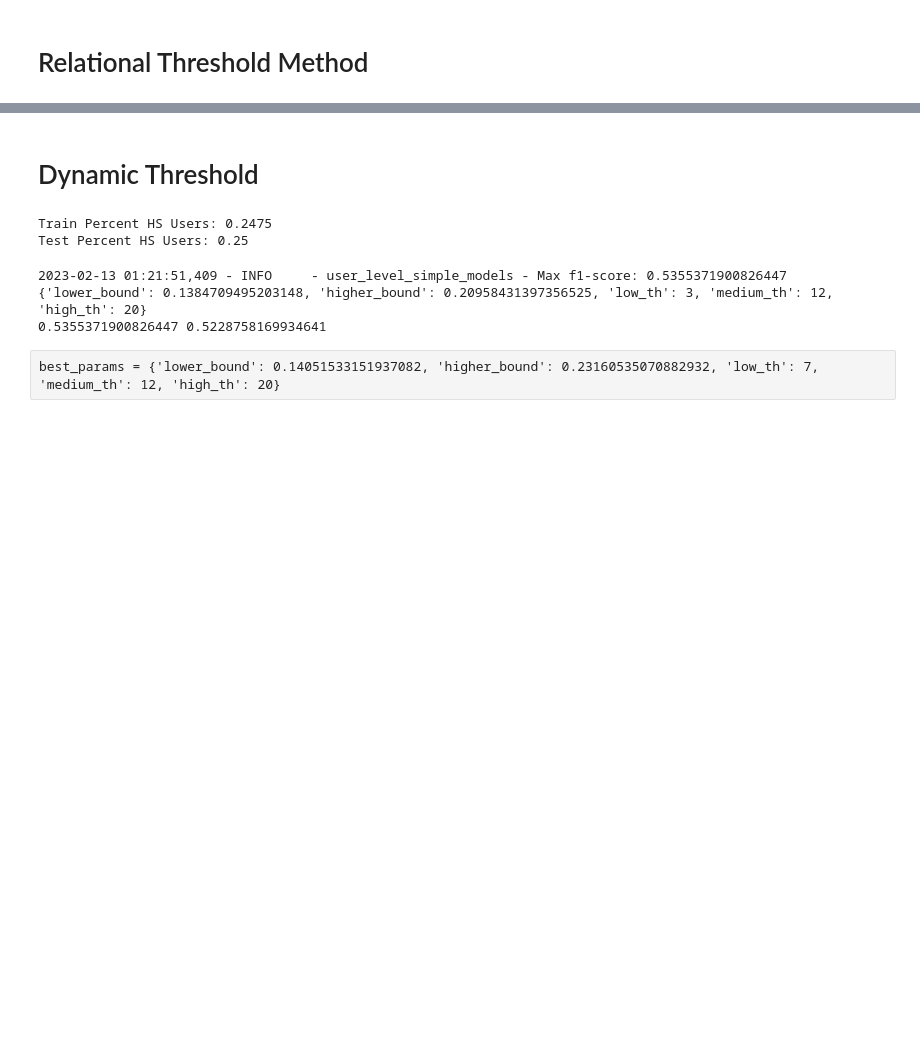
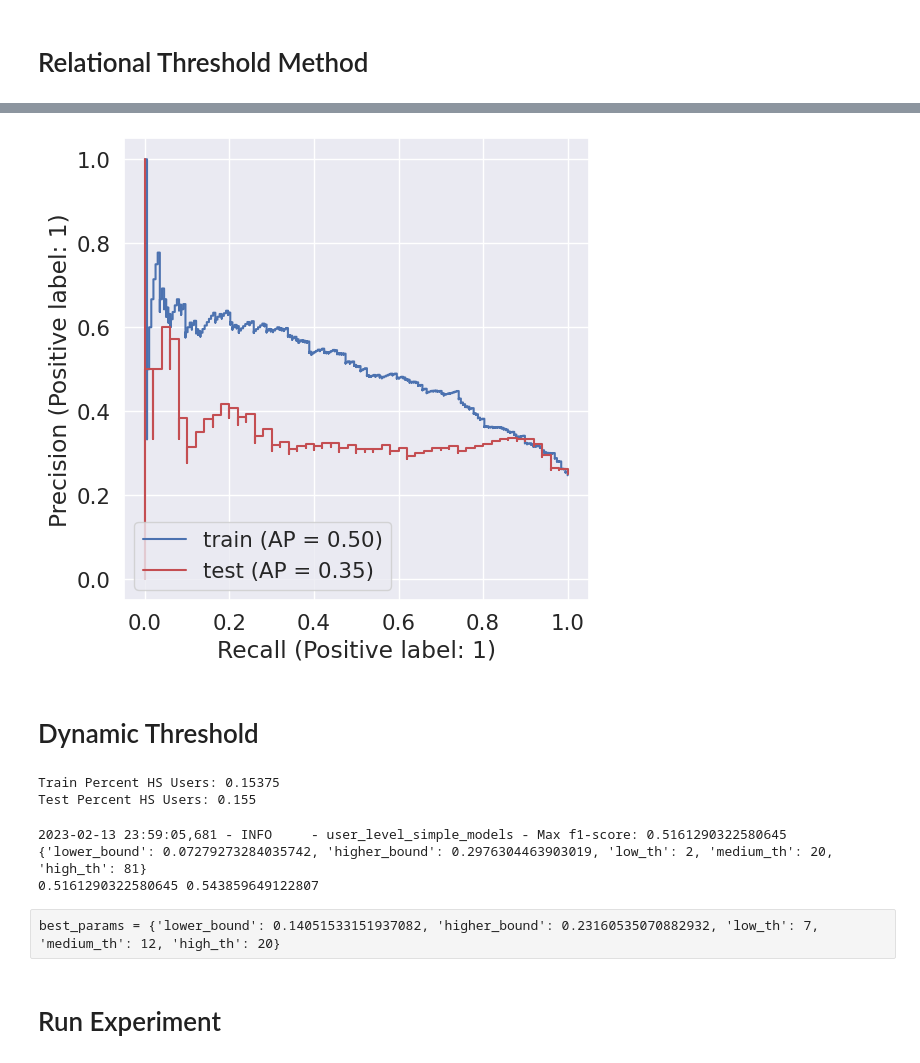
Before and after one commit to NasLabBgu/hate_speech_detection, a Jupyter notebook: detection/experiments/user_level__threshold_models.ipynb, the cells around one changed output, grey strips where cells are left out. Cells and saved outputs as stored; diff of their text form; code cells hidden in the pictures; blank space fills up the shorter version.

```diff
--- a/detection/experiments/user_level__threshold_models.ipynb
+++ b/detection/experiments/user_level__threshold_models.ipynb
@@ -318,3 +555,10 @@ relational_threshold_method(X, y, post_threshold=0.5, min_mention_threshold=3)
+# %%
+fig, ax = plt.subplots(figsize=(6,6))
+display = PrecisionRecallDisplay.from_estimator(lr, X_train, y_train, ax=ax, name='train', color='b')
+display = PrecisionRecallDisplay.from_estimator(lr, X_test, y_test, ax=ax, name='test', color='r')
+plt.show()
+# %% [output]
+[figure, added]
 # %% [markdown]
 # Dynamic Threshold
 # %%
@@ -371,12 +615,14 @@ def dynamic_threshold_method(X: pd.DataFrame, y: pd.DataFrame, test_ratio=0.2, r
     print(study.best_params)
     print(best_f1, f1_score(y_test, y_pred))
 # %%
-dynamic_threshold_method(X, y)
+dynamic_threshold_method(X, y, proba_threshold=0.5)
 # %% [output]
-Train Percent HS Users: 0.2475
-Test Percent HS Users: 0.25
+Train Percent HS Users: 0.15375
+Test Percent HS Users: 0.155
-2023-02-13 01:21:51,409 - INFO     - user_level_simple_models - Max f1-score: 0.5355371900826447
-{'lower_bound': 0.1384709495203148, 'higher_bound': 0.20958431397356525, 'low_th': 3, 'medium_th': 12, 'high_th': 20}
-0.5355371900826447 0.5228758169934641
+2023-02-13 23:59:05,681 - INFO     - user_level_simple_models - Max f1-score: 0.5161290322580645
+{'lower_bound': 0.07279273284035742, 'higher_bound': 0.2976304463903019, 'low_th': 2, 'medium_th': 20, 'high_th': 81}
+0.5161290322580645 0.543859649122807
 # %% [raw]
 best_params = {'lower_bound': 0.14051533151937082, 'higher_bound': 0.23160535070882932, 'low_th': 7, 'medium_th': 12, 'high_th': 20}
+# %% [markdown]
+# Run Experiment
```
Also changed, not shown: parts of 67 cells of this notebook, 10 other files.
